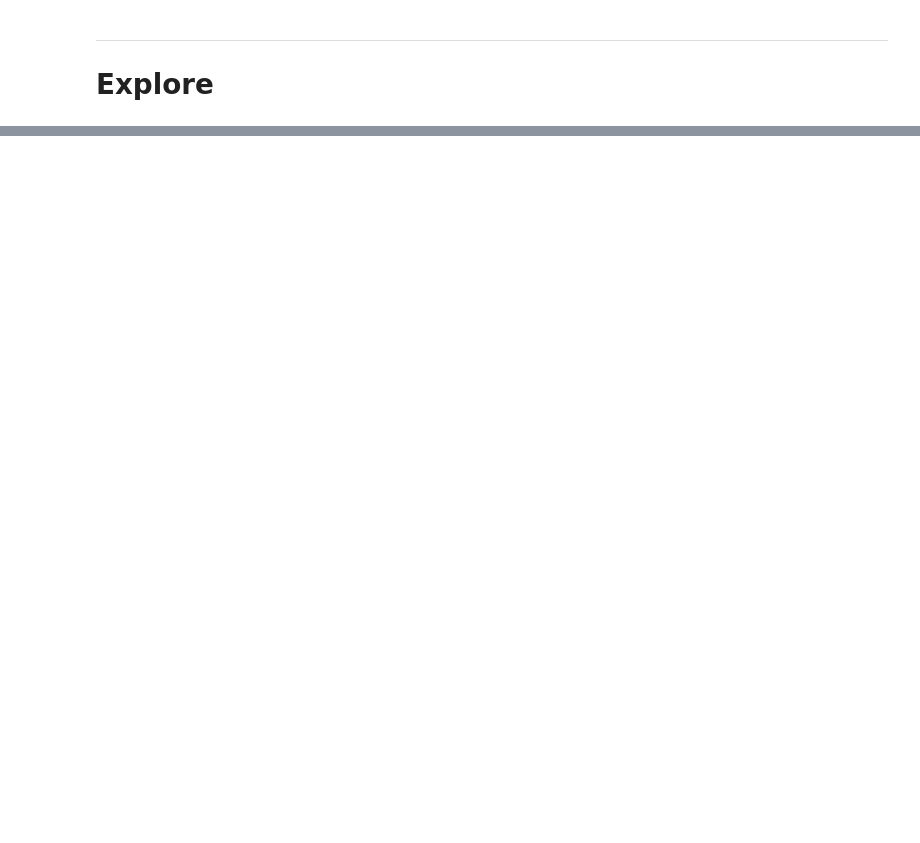
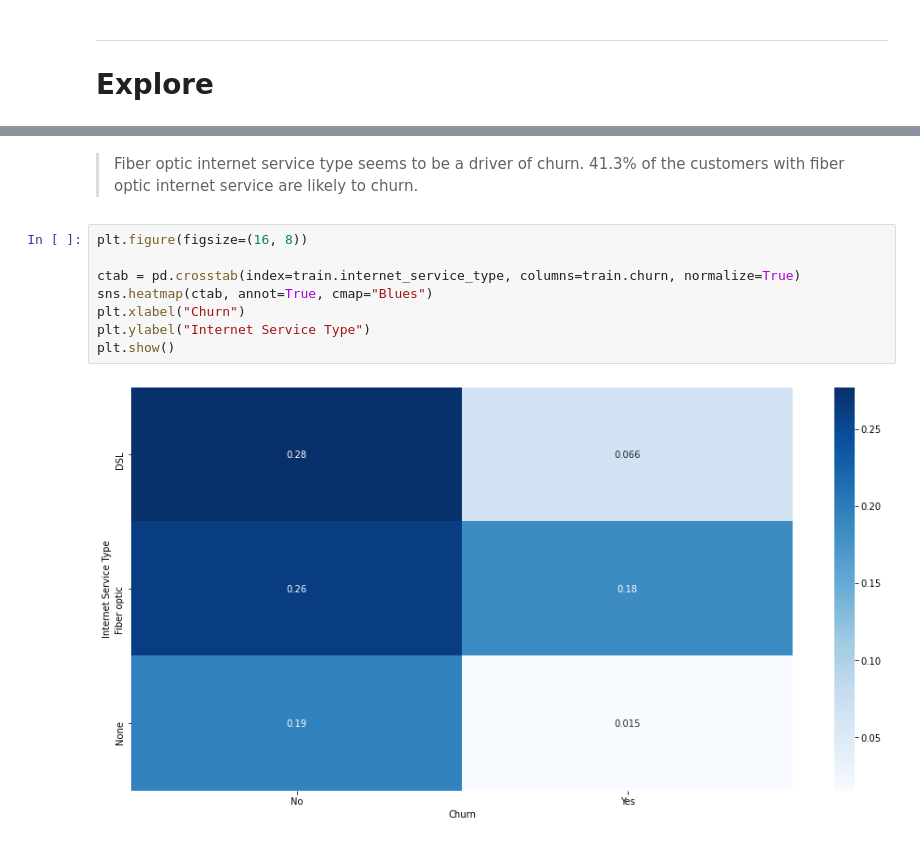
Before and after one commit to hartman-jiang-classification-project/telco-classification-project, a Jupyter notebook: alec_exploration.ipynb, the cells around one changed output, grey strips where cells are left out. Saved outputs shown, nothing was run; the diff lists cells and outputs as text; blank space fills up the shorter version.

```diff
--- a/alec_exploration.ipynb
+++ b/alec_exploration.ipynb
@@ -401,0 +146,12 @@ def calc_churn_rate(df):
+# %% [markdown]
+> Fiber optic internet service type seems to be a driver of churn. 41.3% of the customers with fiber optic internet service are likely to churn.
+# %%
+plt.figure(figsize=(16, 8))
+
+ctab = pd.crosstab(index=train.internet_service_type, columns=train.churn, normalize=True)
+sns.heatmap(ctab, annot=True, cmap="Blues")
+plt.xlabel("Churn")
+plt.ylabel("Internet Service Type")
+plt.show()
+# %% [output]
+[figure, added]
```
Also changed, not shown: parts of 70 cells of this notebook.
